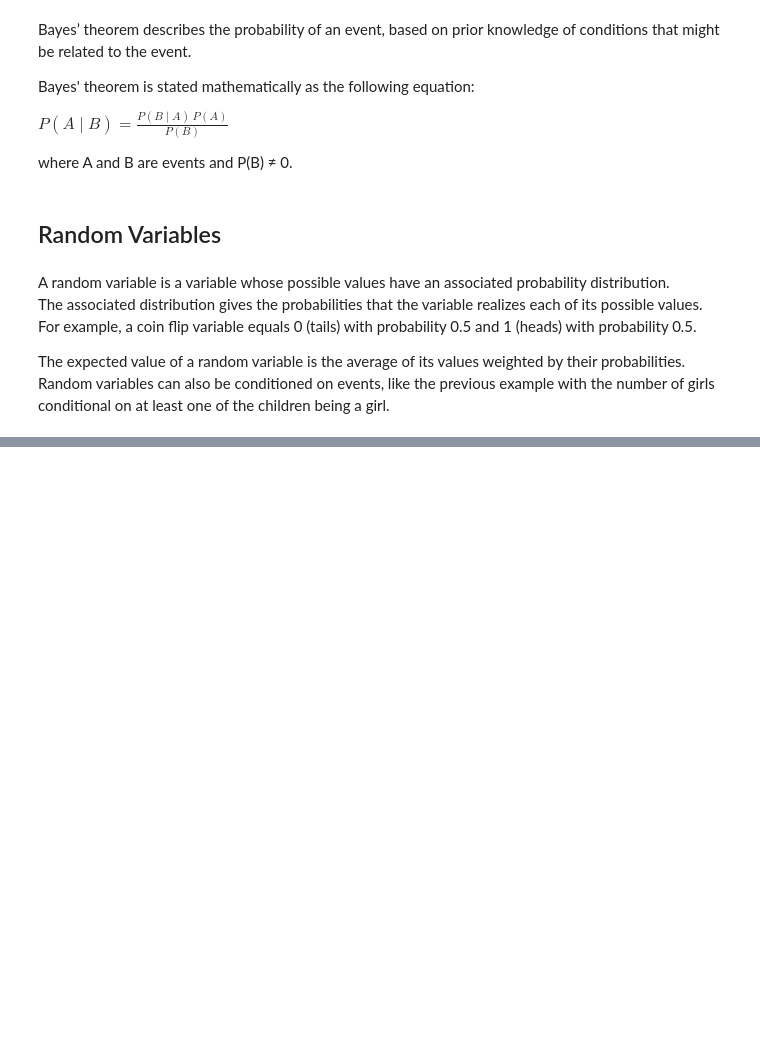
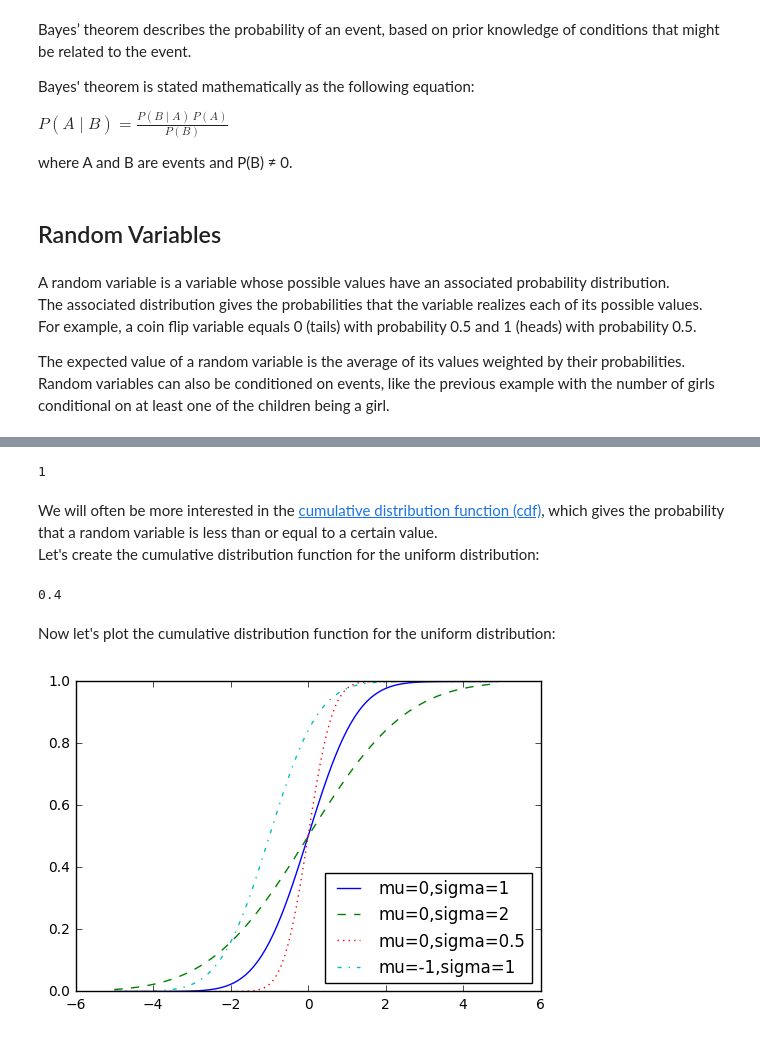
Before and after one commit to bgroveben/DataScienceFromScratch, a Jupyter notebook: 6_Chapter_Probability.ipynb, the cells around one changed output, grey strips where cells are left out. Saved outputs shown, nothing was run; the diff lists cells and outputs as text; code cells hidden in the pictures; blank space fills up the shorter version.

Commit message:
Continuous Distributions

```diff
--- a/6_Chapter_Probability.ipynb
+++ b/6_Chapter_Probability.ipynb
@@ -106,0 +118,44 @@ Random variables can also be conditioned on events, like the previous example wi
+# %%
+# The density function for the uniform distribution:
+def uniform_pdf(x):
+    return 1 if x >= 0 and x < 1 else 0
+
+uniform_pdf(0.8)
+
+## Python's random.random() is a pseudorandom variable with a uniform distribution.
+# %% [output]
+1
+# %% [markdown]
+We will often be more interested in the [cumulative distribution function (cdf)](https://en.wikipedia.org/wiki/Cumulative_distribution_function), which gives the probability that a random variable is less than or equal to a certain value.
+Let's create the cumulative distribution function for the uniform distribution:
+# %%
+def uniform_cdf(x):
+    """ returns the probability that a uniform random variable is <= x """
+    if x < 0:
+        return 0  # uniform random is never less than 0
+    elif x < 1:
+        return x  # e.g. P(X <= 0.4) = 0.4
+    else:
+        return 1  # uniform random is always less than 1
+
+uniform_cdf(0.4)
+# %% [output]
+0.4
+# %% [markdown]
+Now let's plot the cumulative distribution function for the uniform distribution:
+# %%
+def normal_cdf(x, mu=0, sigma=1):
+    return (1 + math.erf((x - mu) / math.sqrt(2) / sigma)) / 2
+# %%
+def plot_normal_cdfs(plt):
+    xs = [x / 10.0 for x in range(-50, 50)]
+    plt.plot(xs,[normal_cdf(x,sigma=1) for x in xs],'-',label='mu=0,sigma=1')
+    plt.plot(xs,[normal_cdf(x,sigma=2) for x in xs],'--',label='mu=0,sigma=2')
+    plt.plot(xs,[normal_cdf(x,sigma=0.5) for x in xs],':',label='mu=0,sigma=0.5')
+    plt.plot(xs,[normal_cdf(x,mu=-1) for x in xs],'-.',label='mu=-1,sigma=1')
+    plt.legend(loc=4) # bottom right
+    plt.show()
+
+plot_normal_cdfs(plt)
+# %% [output]
+[figure, added]
```
Also changed, not shown: parts of 4 cells of this notebook, 1 other file.
